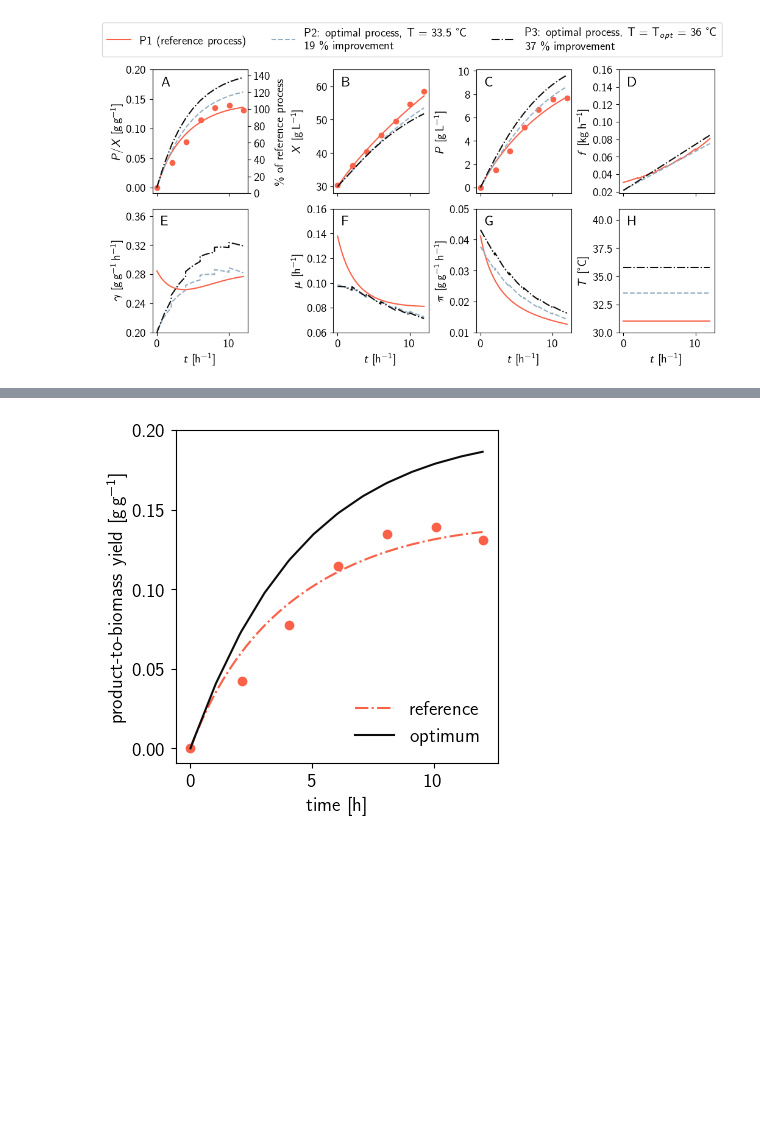
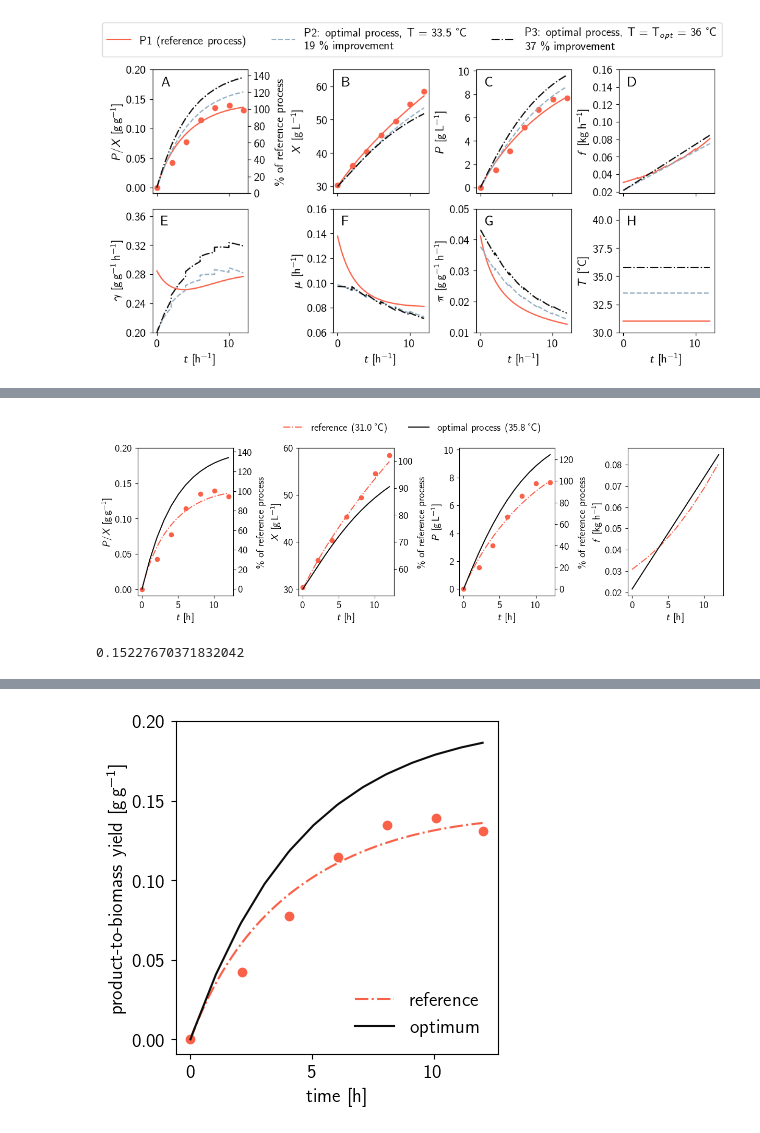
Before and after one commit to gschloegel/OptFed, a Jupyter notebook: code/03_optimize.ipynb, the cells around one changed output, grey strips where cells are left out. Cells and saved outputs as stored; diff of their text form; code cells hidden in the pictures; blank space fills up the shorter version.

```diff
--- a/code/03_optimize.ipynb
+++ b/code/03_optimize.ipynb
@@ -1214,0 +1390,28 @@ plot_opt_sampling(
+# %%
+plot_opt_sampling(
+    [
+        # add_sampling(df_ref),
+        df,
+        # add_sampling(df_T_opt),
+        opt_T_opt,
+    ],
+    [
+        r"reference (\qty{31.0}{\celsius})",
+        r"optimal process (\qty{35.8}{\celsius})",
+        # r"optimal process, simplified feed (\qty{35.8}{\celsius})",
+        # "P1",
+        # "P2",
+        # "P3",
+    ],
+    filename=f"{fig_path}optima_short_row.png",
+    styles=["-.", "-", "--"],
+    colors=color_scheme.processes[[0, 4]],
+    single_row=True
+    # colors=[color_scheme.processes[0], color_scheme.opt_longer_processes[0], color_scheme.processes[4]],
+)
+# %% [output]
+[figure, added]
+# %%
+df_T_opt[df_T_opt.index <= 6.5].P.iloc[-1] / df_T_opt[df_T_opt.index <= 6.5].X.iloc[-1]
+# %% [output]
+0.15227670371832042
```
Also changed, not shown: parts of 19 cells of this notebook, 17 other files.
